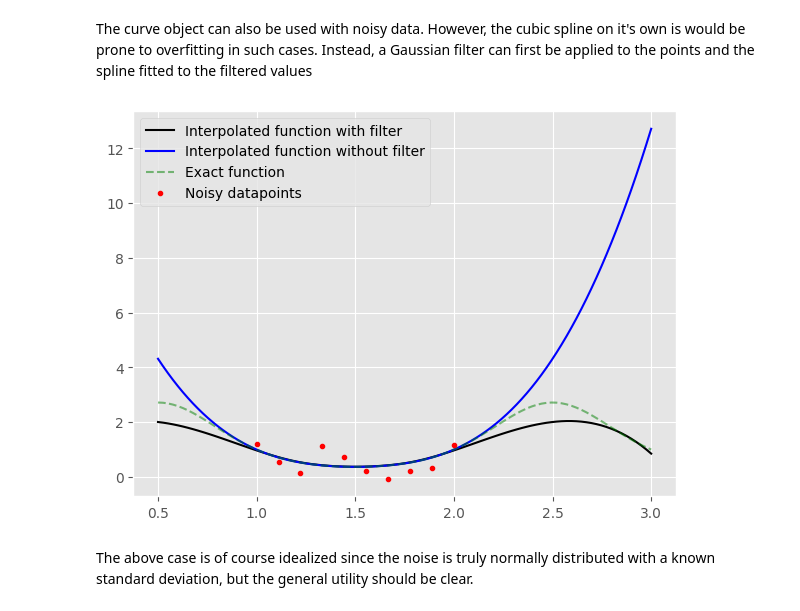
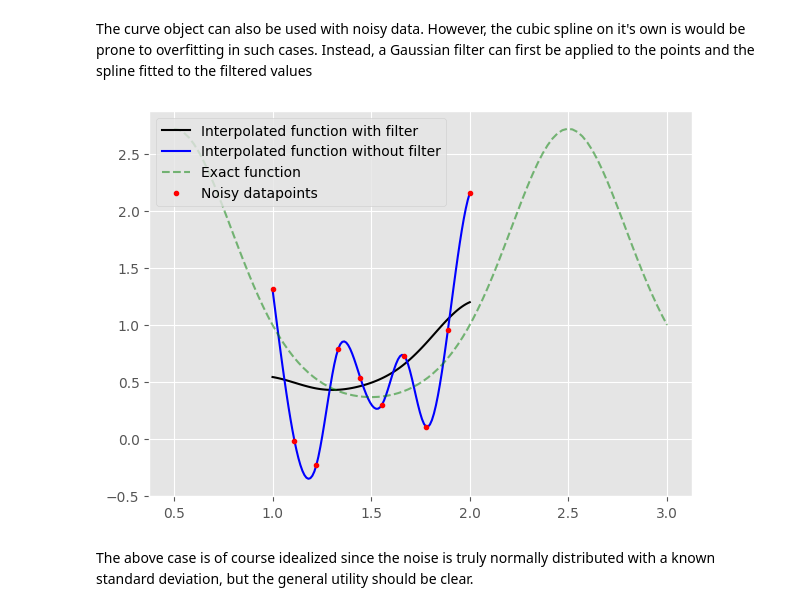
Before and after one commit to krantamaki/quantform, a Jupyter notebook: examples/pylib/02_curve_example.ipynb, the cells around one changed output. Cells and saved outputs as stored; diff of their text form; code cells hidden in the pictures.

```diff
--- a/examples/pylib/02_curve_example.ipynb
+++ b/examples/pylib/02_curve_example.ipynb
@@ -87,18 +87,19 @@ The curve object can also be used with noisy data. However, the cubic spline on
 # %%
 y_noisy = y + np.random.normal(0, 0.5, 10)
 
-curve_filtered = GenericCurve(x, y, apply_gaussian_filter=True, gaussian_filter_sd=0.5)
+curve_filtered = GenericCurve(x, y_noisy, apply_gaussian_filter=True, gaussian_filter_sd=2)
+curve_noisy = GenericCurve(x, y_noisy)
 
 fig = plt.figure(figsize=(7, 5))
 
-fig = curve_filtered.plot(100, (0.5, 3.), fig=fig, fmt='k-', label="Interpolated function with filter")
-fig = curve.plot(100, (0.5, 3.), fig=fig, fmt='b-', label="Interpolated function without filter")
+fig = curve_filtered.plot(100, (1, 2.), fig=fig, fmt='k-', label="Interpolated function with filter")
+fig = curve_noisy.plot(100, (1, 2.), fig=fig, fmt='b-', label="Interpolated function without filter")
 plt.plot(xx, yy_exact, 'g--', alpha=0.5, label="Exact function")
 plt.plot(x, y_noisy, 'r.', label="Noisy datapoints")
 
 plt.legend()
 plt.show()
 # %% [output]
-[figure, old version]
+[figure, new version]
 # %% [markdown]
 The above case is of course idealized since the noise is truly normally distributed with a known standard deviation, but the general utility should be clear.
```
